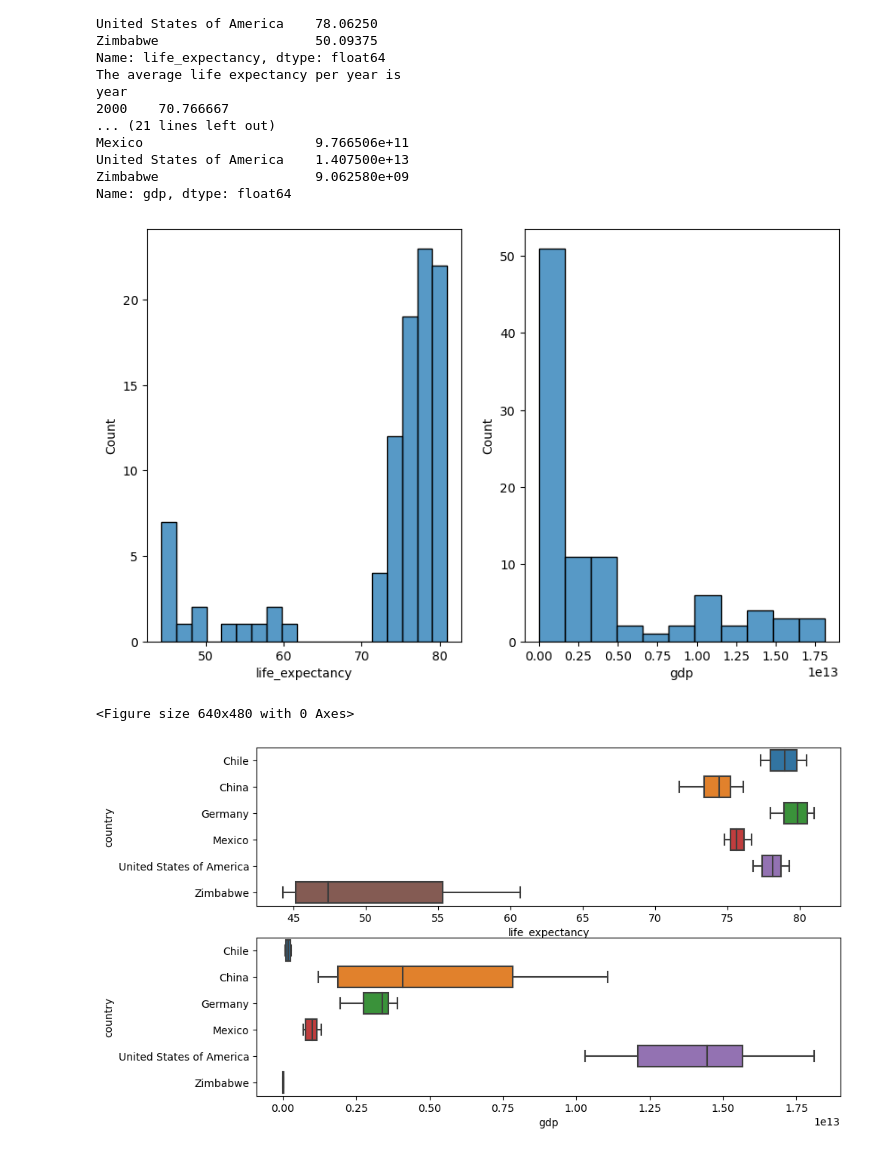
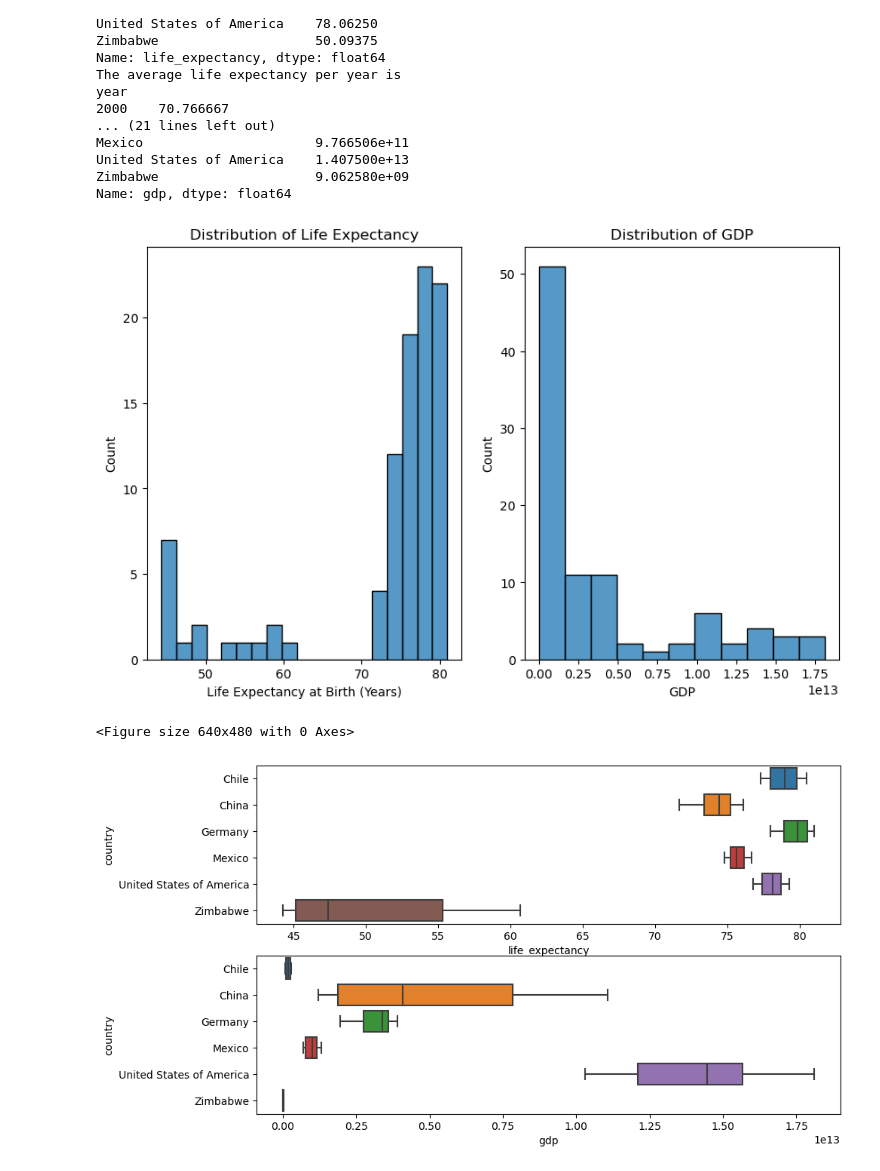
Before and after one commit to RodriguezCanoJP/LifeExpectancy_GDP, a Jupyter notebook: life_expectancy_gdp.ipynb, the cells around one changed output. Saved outputs shown, nothing was run; the diff lists cells and outputs as text; code cells hidden in the pictures.

```diff
--- a/life_expectancy_gdp.ipynb
+++ b/life_expectancy_gdp.ipynb
@@ -75,13 +75,18 @@ Name: gdp, dtype: float64
 # %%
 plt.figure(figsize = (10,6))
 plt.subplot(1,2,1)
 sns.histplot(x='life_expectancy', data=df)
+plt.title("Distribution of Life Expectancy")
+plt.xlabel("Life Expectancy at Birth (Years)")
+
 plt.subplot(1,2,2)
 sns.histplot(x='gdp', data=df)
+plt.title("Distribution of GDP")
+plt.xlabel("GDP")
 plt.show()
 plt.clf()
 # %% [output]
-[figure, old version]
+[figure, new version]
 <Figure size 640x480 with 0 Axes>
 # %%
 plt.figure(figsize = (10,6))
```
Also changed, not shown: parts of 11 cells of this notebook.
